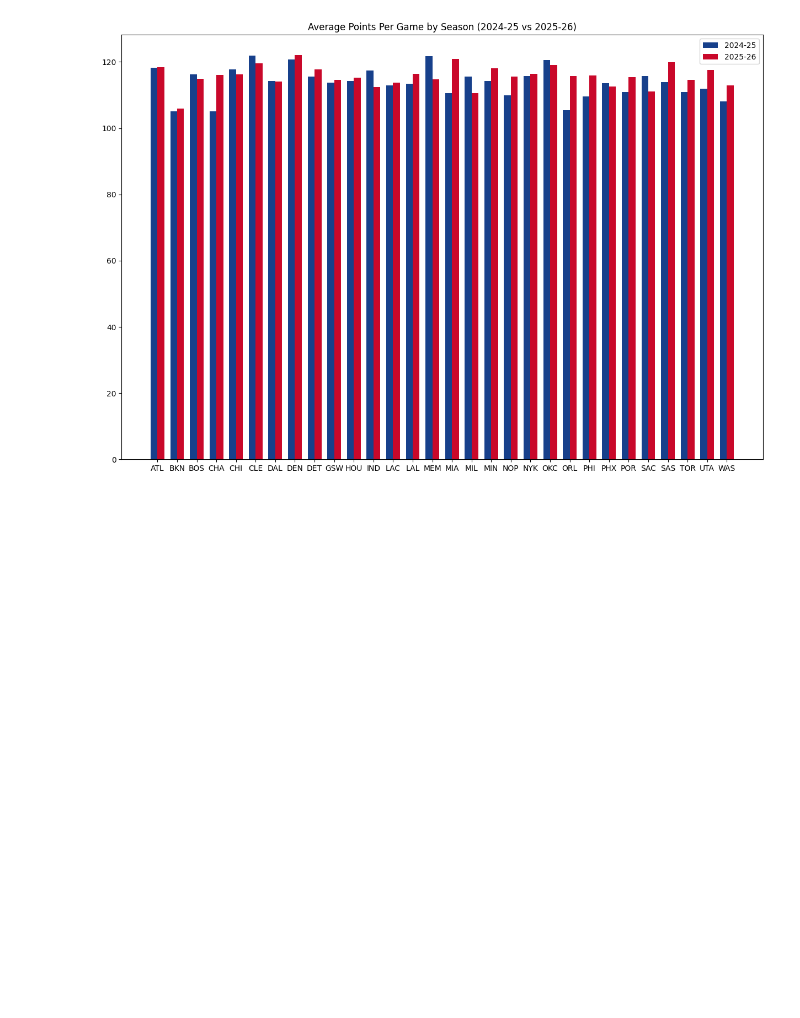
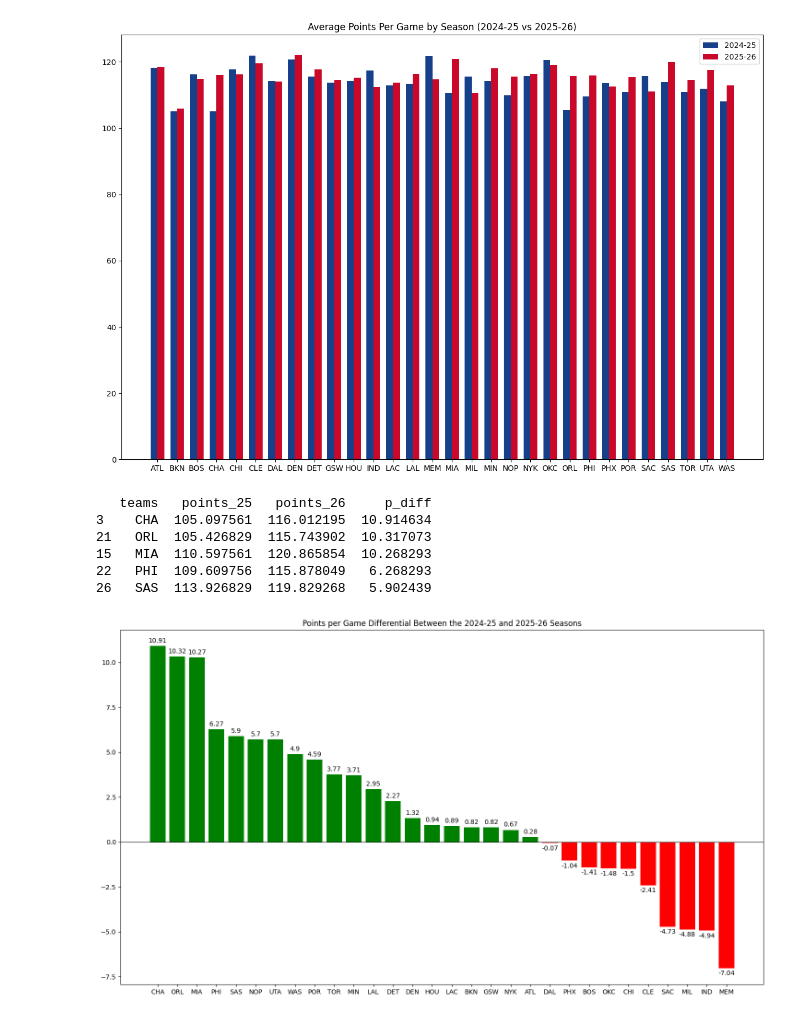
Before and after one commit to wjpericles/nba-data-visuals, a Jupyter notebook: src/team_season_summary.ipynb, the cells around one changed output. Drawn from its saved outputs; the diff is of its cells as text; code cells hidden in the pictures; blank space fills up the shorter version.

Commit message:
Create Bar Chart that shows differences in scoring

```diff
--- a/src/team_season_summary.ipynb
+++ b/src/team_season_summary.ipynb
@@ -121,3 +121,43 @@ plt.show()
 # plt.show()
 # %% [output]
 [figure]
+# %%
+#print(summary_25.head())
+#print(summary_26.head())
+
+# Filter Data to just contain the Team Name and the Points
+season_25_points = summary_25[['TEAM_ABBREVIATION', 'points']] # 2024-25 season
+season_26_points = summary_26[['TEAM_ABBREVIATION', 'points']] # 2025-26 season
+# Simplify the Column names
+season_25_points.columns = ["teams", "points_25"]
+season_26_points.columns = ["teams", "points_26"]
+#print(season_25_points.head())
+#print(season_26_points.head())
+
+combine_season = pd.merge(season_25_points, season_26_points, how='inner', on=['teams'])
+#print(combine_season.head())
+
+# Create new column with the differences between point averages of the '25 and '26 seasons
+combine_season['p_diff'] = -(combine_season['points_25'] - combine_season['points_26'])
+
+# Sort the data from greatest point average difference to least
+combine_season = combine_season.sort_values('p_diff', ascending=False)
+print(combine_season.head())
+# %% [output]
+   teams   points_25   points_26     p_diff
+3    CHA  105.097561  116.012195  10.914634
+21   ORL  105.426829  115.743902  10.317073
+15   MIA  110.597561  120.865854  10.268293
+22   PHI  109.609756  115.878049   6.268293
+26   SAS  113.926829  119.829268   5.902439
+# %%
+colors = ['red' if p < 0 else 'green' for p in combine_season['p_diff']]
+fig, ax = plt.subplots(figsize =(18, 10))
+bars = plt.bar(combine_season['teams'], round(combine_season['p_diff'], 2), color=colors, )
+plt.axhline(0, color='black', linewidth=0.8) # Add a line at y=0 for clarity
+plt.title("Points per Game Differential Between the 2024-25 and 2025-26 Seasons")
+ax.bar_label(bars, padding=3)
+plt.savefig('plots/Points_Diff.png')
+plt.show()
+# %% [output]
+[figure, added]
```
Also changed, not shown: parts of 1 cell of this notebook, 2 other files.
